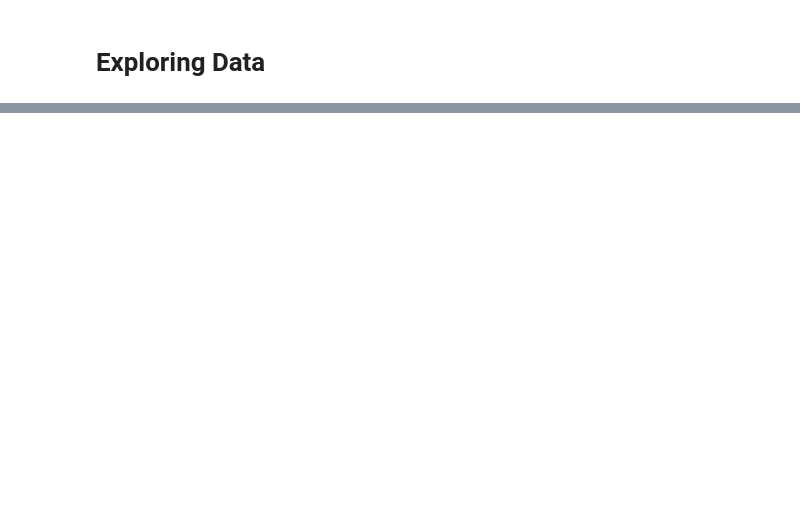
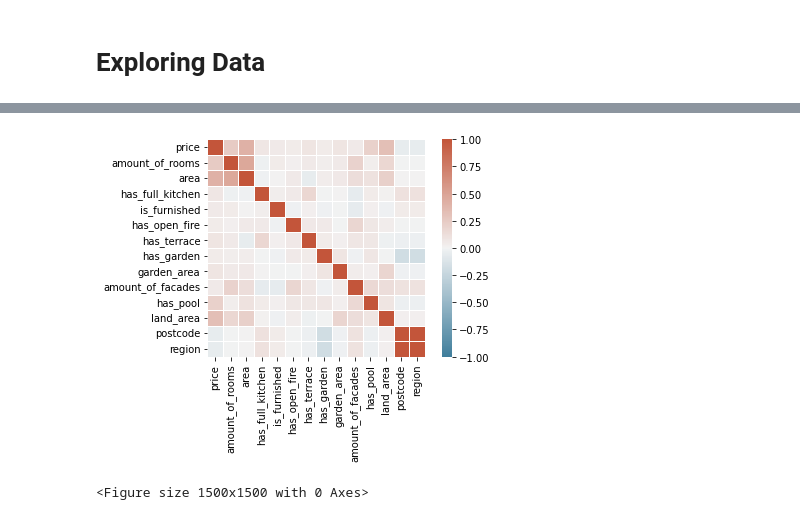
Before and after one commit to FrederickFranck/challenge-deployment, a Jupyter notebook: project/explore.ipynb, the cells around one changed output, grey strips where cells are left out. Drawn from its saved outputs; the diff is of its cells as text; code cells hidden in the pictures; blank space fills up the shorter version.

```diff
--- a/project/explore.ipynb
+++ b/project/explore.ipynb
@@ -25,0 +8,4 @@ df
+# %%
+#Create "Regions"
+df['region'] = df.apply(lambda x: round(x.postcode/100),axis=1)
+df
@@ -25,0 +26,16 @@ df
+# %%
+import seaborn as sns
+import matplotlib.pyplot as plt
+from matplotlib.pyplot import figure
+
+
+cmap = sns.diverging_palette(230, 20, as_cmap=True)
+
+sns.heatmap(data=df.corr(), linewidths=0.5, square=True, cmap=cmap, vmax=1, vmin=-1, center=0)
+
+plt.yticks(rotation=0)
+plt.figure(figsize=(15,15),dpi=100)
+plt.show()
+# %% [output]
+[figure, added]
+<Figure size 1500x1500 with 0 Axes>
```
Also changed, not shown: parts of 15 cells of this notebook.
